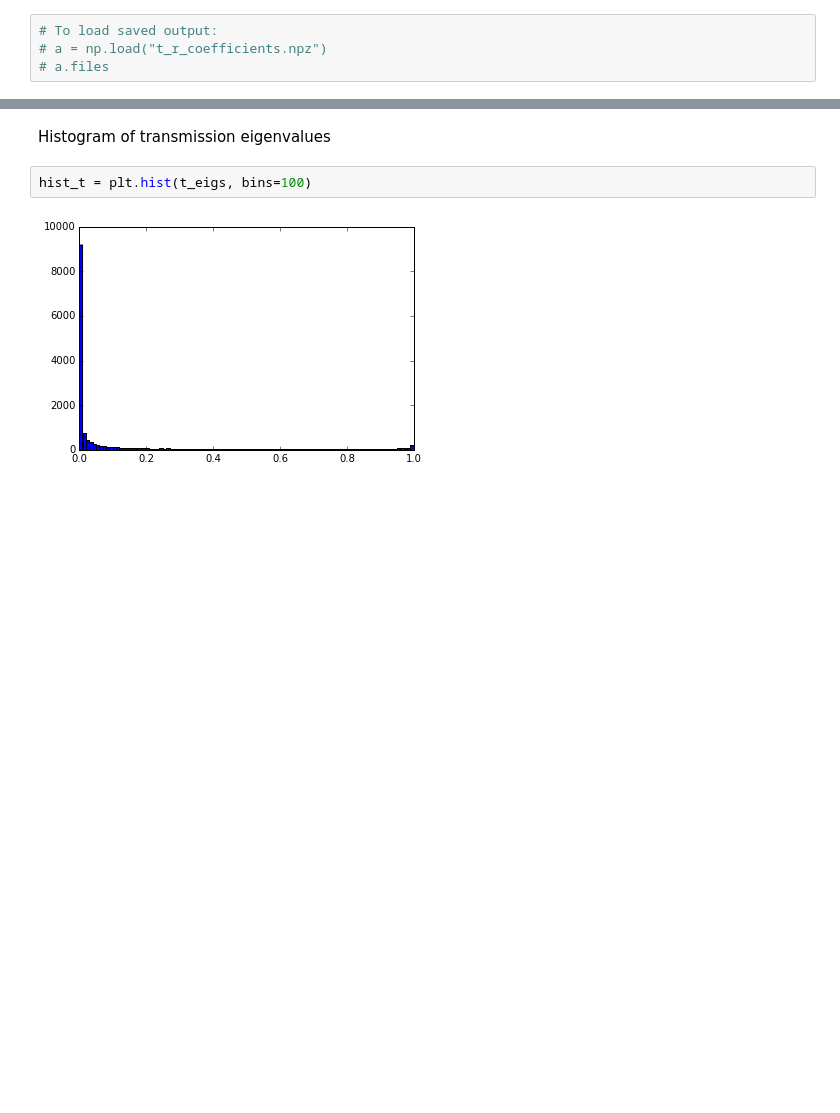
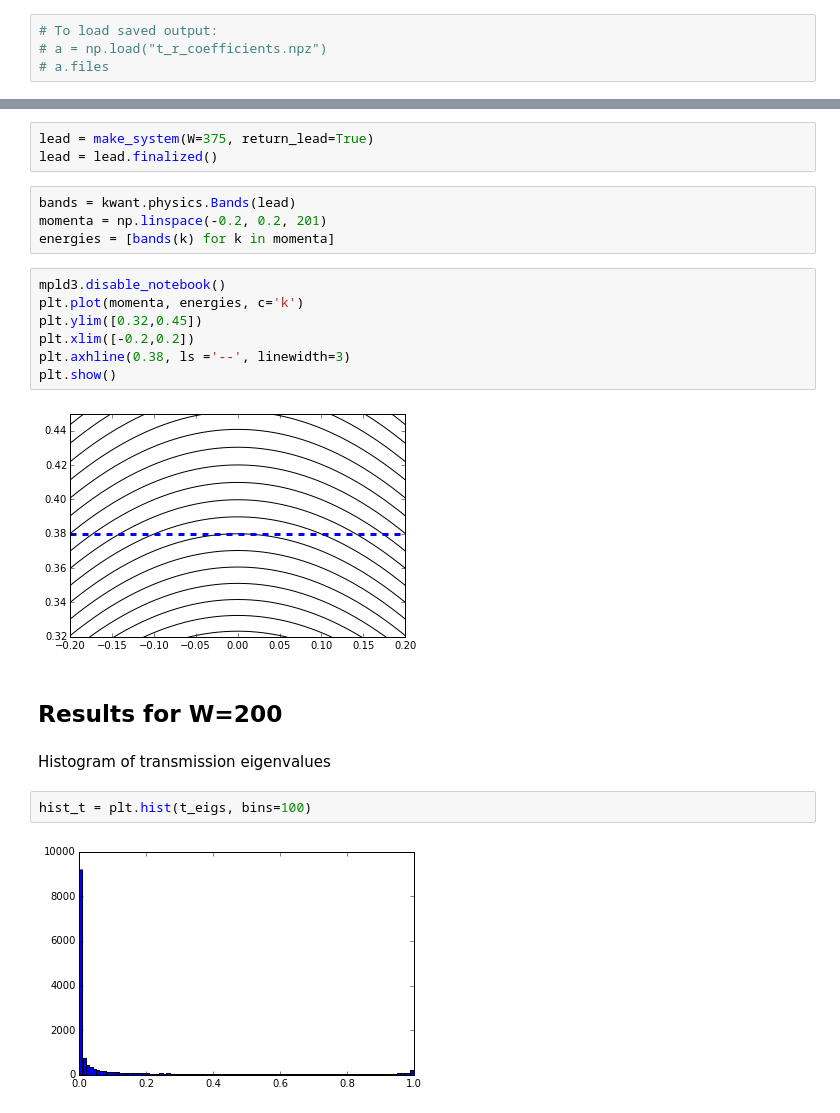
Before and after one commit to bernardvanheck/shared_notebooks, a Jupyter notebook: kwant_transmission_example.ipynb, the cells around one changed output, grey strips where cells are left out. Cells and saved outputs as stored; diff of their text form; blank space fills up the shorter version.

```diff
--- a/kwant_transmission_example.ipynb
+++ b/kwant_transmission_example.ipynb
@@ -51,3 +74,21 @@ np.savez("t_r_coefficients", ts = t_eigs, rs = r_eigs)
+# %%
+lead = make_system(W=375, return_lead=True)
+lead = lead.finalized()
+# %%
+bands = kwant.physics.Bands(lead)
+momenta = np.linspace(-0.2, 0.2, 201)
+energies = [bands(k) for k in momenta]
+# %%
+mpld3.disable_notebook()
+plt.plot(momenta, energies, c='k')
+plt.ylim([0.32,0.45])
+plt.xlim([-0.2,0.2])
+plt.axhline(0.38, ls ='--', linewidth=3)
+plt.show()
+# %% [output]
+[figure, added]
+# %% [markdown]
+## Results for W=200
 # %% [markdown]
 Histogram of transmission eigenvalues
 # %%
```
Also changed, not shown: parts of 7 cells of this notebook.
